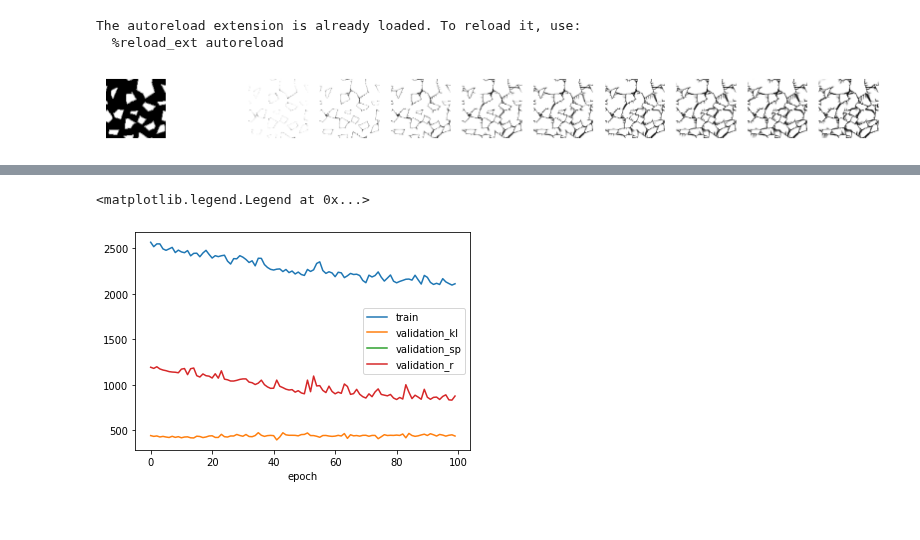
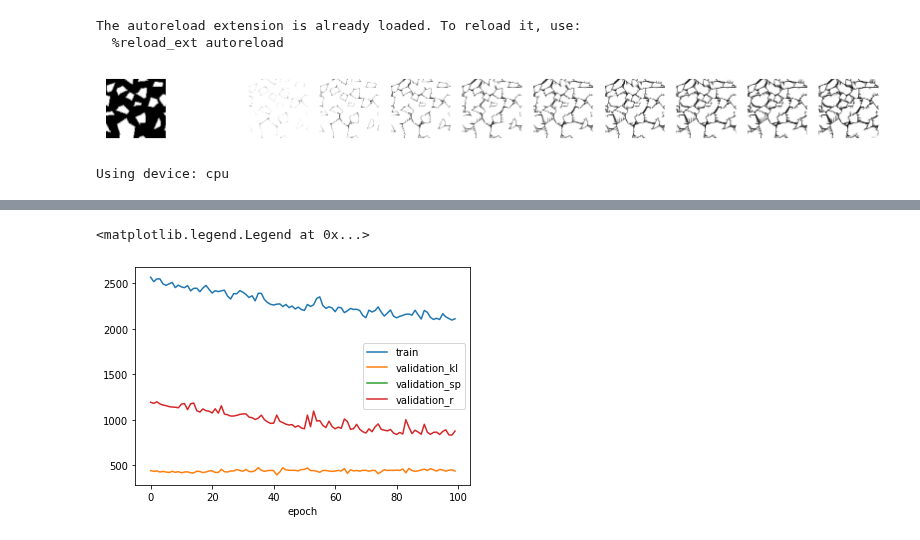
Before and after one commit to LiyaGaynutdinova/Auto-Regressive-Unet-for-Concrete-Damage, a Jupyter notebook: train_RecUnet.ipynb, the cells around one changed output, grey strips where cells are left out. Saved outputs shown, nothing was run; the diff lists cells and outputs as text; code cells hidden in the pictures.

```diff
--- a/train_RecUnet.ipynb
+++ b/train_RecUnet.ipynb
@@ -18,14 +18,14 @@ The autoreload extension is already loaded. To reload it, use:
   %reload_ext autoreload
 # %%
 data = dataset_seq()
-geometry, damage, shrinkage = data.__getitem__(1000)
+geometry, damage, imp_shrinkage, obs_shrinkage = data.__getitem__(1000)
 loaders = get_loaders(data, 1)
 fig, axs = plt.subplots(nrows=1, ncols=11, figsize=(10, 1), dpi=200)
 axs.flat[0].imshow(geometry[0], cmap='Greys')
 axs.flat[0].set_axis_off()
 for i in range(1,11):
     axs.flat[i].imshow(damage[i], cmap='Greys')
     axs.flat[i].set_axis_off()
 # %% [output]
-[figure, old version]
+[figure, new version]
 # %%
@@ -33,5 +33,7 @@ args = {'lr' : 0.001, 'epochs' : 200, 'dev' : dev, 'name' : 'AutoUnet'}
 # %%
-unet = AutoUNet()
+unet = RecUNet()
+# %% [output]
+Using device: cpu
 # %%
 unet = load_network(unet, args['name'], args)
 # %%
```
Also changed, not shown: parts of 3 cells of this notebook.
